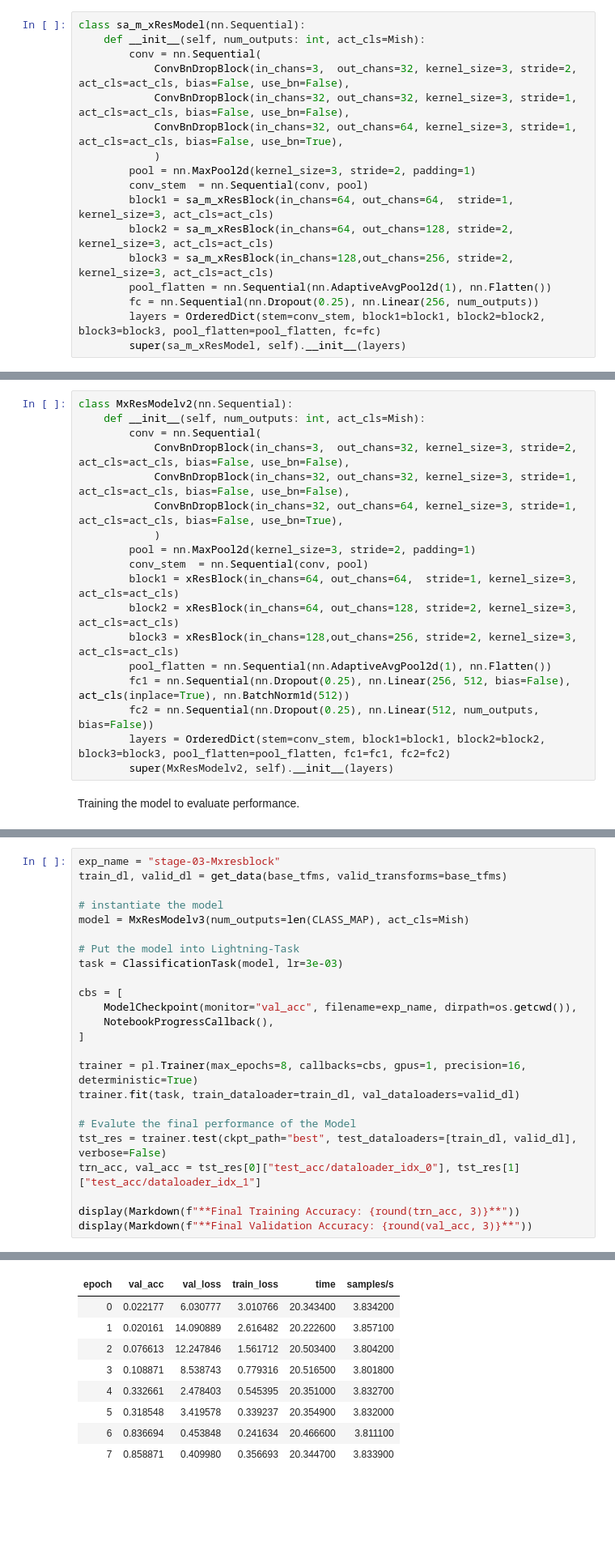
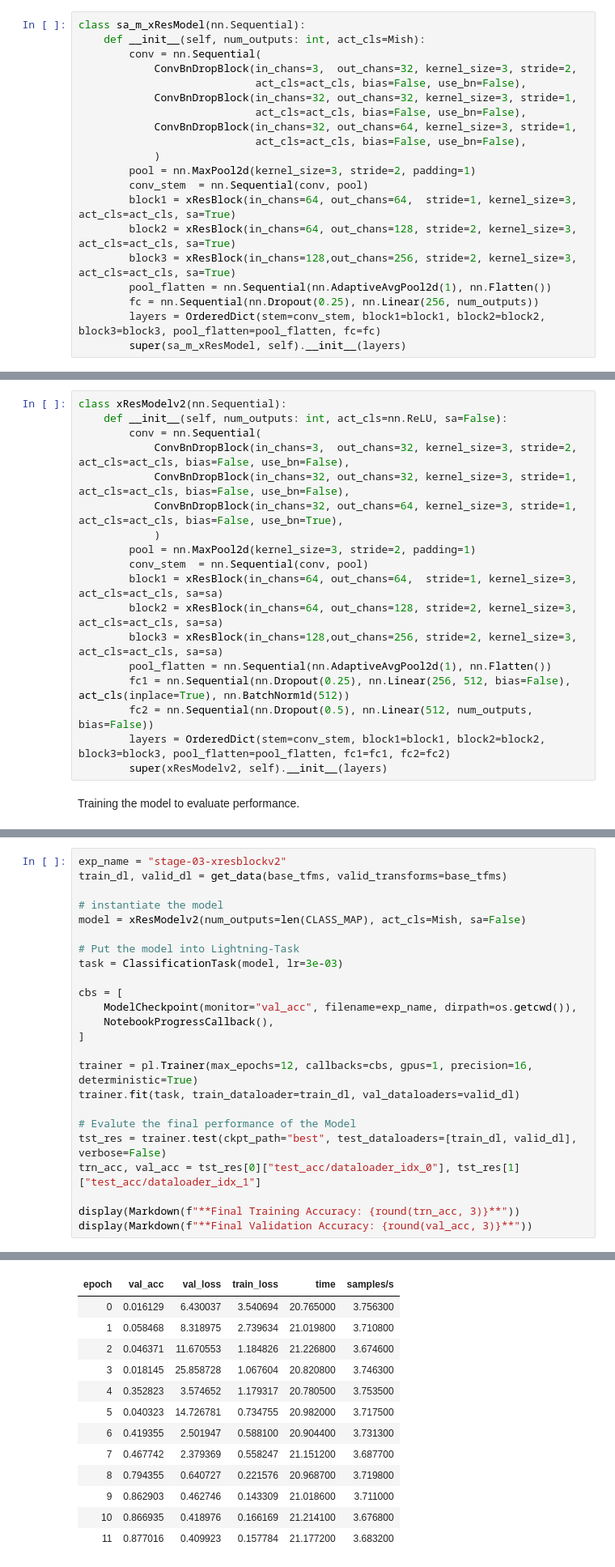
Before and after one commit to benihime91/midas-summer-internship-2021, a Jupyter notebook: midas_task_2_part_01.ipynb, the cells around one changed output, grey strips where cells are left out. Shown: that part at 81% size. Saved outputs shown, nothing was run; the diff lists cells and outputs as text; blank space fills up the shorter version.

```diff
--- a/midas_task_2_part_01.ipynb
+++ b/midas_task_2_part_01.ipynb
@@ -949,15 +955,18 @@ Let's build up the model : The code below incorporates SelfAttention and Mish in
 class sa_m_xResModel(nn.Sequential):
     def __init__(self, num_outputs: int, act_cls=Mish):
         conv = nn.Sequential(
-            ConvBnDropBlock(in_chans=3,  out_chans=32, kernel_size=3, stride=2, act_cls=act_cls, bias=False, use_bn=False),
-            ConvBnDropBlock(in_chans=32, out_chans=32, kernel_size=3, stride=1, act_cls=act_cls, bias=False, use_bn=False),
-            ConvBnDropBlock(in_chans=32, out_chans=64, kernel_size=3, stride=1, act_cls=act_cls, bias=False, use_bn=True),
+            ConvBnDropBlock(in_chans=3,  out_chans=32, kernel_size=3, stride=2,
+                            act_cls=act_cls, bias=False, use_bn=False),
+            ConvBnDropBlock(in_chans=32, out_chans=32, kernel_size=3, stride=1,
+                            act_cls=act_cls, bias=False, use_bn=False),
+            ConvBnDropBlock(in_chans=32, out_chans=64, kernel_size=3, stride=1,
+                            act_cls=act_cls, bias=False, use_bn=False),
             )
         pool = nn.MaxPool2d(kernel_size=3, stride=2, padding=1)
         conv_stem  = nn.Sequential(conv, pool)
-        block1 = sa_m_xResBlock(in_chans=64, out_chans=64,  stride=1, kernel_size=3, act_cls=act_cls)
-        block2 = sa_m_xResBlock(in_chans=64, out_chans=128, stride=2, kernel_size=3, act_cls=act_cls)
-        block3 = sa_m_xResBlock(in_chans=128,out_chans=256, stride=2, kernel_size=3, act_cls=act_cls)
+        block1 = xResBlock(in_chans=64, out_chans=64,  stride=1, kernel_size=3, act_cls=act_cls, sa=True)
+        block2 = xResBlock(in_chans=64, out_chans=128, stride=2, kernel_size=3, act_cls=act_cls, sa=True)
+        block3 = xResBlock(in_chans=128,out_chans=256, stride=2, kernel_size=3, act_cls=act_cls, sa=True)
         pool_flatten = nn.Sequential(nn.AdaptiveAvgPool2d(1), nn.Flatten())
         fc = nn.Sequential(nn.Dropout(0.25), nn.Linear(256, num_outputs))
         layers = OrderedDict(stem=conv_stem, block1=block1, block2=block2, block3=block3, pool_flatten=pool_flatten, fc=fc)
@@ -1113,8 +1178,8 @@ In this section, I will take the above model and update the classifiers of the m
 # %% [markdown]
 Let's add another block of layers (Dropout -> Linear -> Activation -> BatchNorm) after the `pooling layer` and the `final fc layer`  to the classifier of the model -
 # %%
-class MxResModelv2(nn.Sequential):
-    def __init__(self, num_outputs: int, act_cls=Mish):
+class xResModelv2(nn.Sequential):
+    def __init__(self, num_outputs: int, act_cls=nn.ReLU, sa=False):
         conv = nn.Sequential(
             ConvBnDropBlock(in_chans=3,  out_chans=32, kernel_size=3, stride=2, act_cls=act_cls, bias=False, use_bn=False),
             ConvBnDropBlock(in_chans=32, out_chans=32, kernel_size=3, stride=1, act_cls=act_cls, bias=False, use_bn=False),
@@ -1122,14 +1187,14 @@ class MxResModelv2(nn.Sequential):
             )
         pool = nn.MaxPool2d(kernel_size=3, stride=2, padding=1)
         conv_stem  = nn.Sequential(conv, pool)
-        block1 = xResBlock(in_chans=64, out_chans=64,  stride=1, kernel_size=3, act_cls=act_cls)
-        block2 = xResBlock(in_chans=64, out_chans=128, stride=2, kernel_size=3, act_cls=act_cls)
-        block3 = xResBlock(in_chans=128,out_chans=256, stride=2, kernel_size=3, act_cls=act_cls)
+        block1 = xResBlock(in_chans=64, out_chans=64,  stride=1, kernel_size=3, act_cls=act_cls, sa=sa)
+        block2 = xResBlock(in_chans=64, out_chans=128, stride=2, kernel_size=3, act_cls=act_cls, sa=sa)
+        block3 = xResBlock(in_chans=128,out_chans=256, stride=2, kernel_size=3, act_cls=act_cls, sa=sa)
         pool_flatten = nn.Sequential(nn.AdaptiveAvgPool2d(1), nn.Flatten())
         fc1 = nn.Sequential(nn.Dropout(0.25), nn.Linear(256, 512, bias=False), act_cls(inplace=True), nn.BatchNorm1d(512))
-        fc2 = nn.Sequential(nn.Dropout(0.25), nn.Linear(512, num_outputs, bias=False))
+        fc2 = nn.Sequential(nn.Dropout(0.5), nn.Linear(512, num_outputs, bias=False))
         layers = OrderedDict(stem=conv_stem, block1=block1, block2=block2, block3=block3, pool_flatten=pool_flatten, fc1=fc1, fc2=fc2)
-        super(MxResModelv2, self).__init__(layers)
+        super(xResModelv2, self).__init__(layers)
 # %% [markdown]
 Training the model to evaluate performance.
 # %%
@@ -1238,9 +1437,9 @@ class MxResModelv3(nn.Sequential):
 # %%
-exp_name = "stage-03-Mxresblock"
+exp_name = "stage-03-xresblockv2"
 train_dl, valid_dl = get_data(base_tfms, valid_transforms=base_tfms)
 
 # instantiate the model
-model = MxResModelv3(num_outputs=len(CLASS_MAP), act_cls=Mish)
+model = xResModelv2(num_outputs=len(CLASS_MAP), act_cls=Mish, sa=False)
 
 # Put the model into Lightning-Task
 task = ClassificationTask(model, lr=3e-03)
@@ -1250,7 +1449,7 @@ cbs = [
     NotebookProgressCallback(),
 ]
 
-trainer = pl.Trainer(max_epochs=8, callbacks=cbs, gpus=1, precision=16, deterministic=True)
+trainer = pl.Trainer(max_epochs=12, callbacks=cbs, gpus=1, precision=16, deterministic=True)
 trainer.fit(task, train_dataloader=train_dl, val_dataloaders=valid_dl)
 
 # Evalute the final performance of the Model
@@ -1279,11 +1478,15 @@ Training [496/496 02:42, Epoch 7 {'loss': '0.295', 'v_num': 12}]
 | epoch | val_acc | val_loss | train_loss | time | samples/s |
-| 0 | 0.022177 | 6.030777 | 3.010766 | 20.343400 | 3.834200 |
-| 1 | 0.020161 | 14.090889 | 2.616482 | 20.222600 | 3.857100 |
-| 2 | 0.076613 | 12.247846 | 1.561712 | 20.503400 | 3.804200 |
-| 3 | 0.108871 | 8.538743 | 0.779316 | 20.516500 | 3.801800 |
-| 4 | 0.332661 | 2.478403 | 0.545395 | 20.351000 | 3.832700 |
-| 5 | 0.318548 | 3.419578 | 0.339237 | 20.354900 | 3.832000 |
-| 6 | 0.836694 | 0.453848 | 0.241634 | 20.466600 | 3.811100 |
-| 7 | 0.858871 | 0.409980 | 0.356693 | 20.344700 | 3.833900 |
+| 0 | 0.016129 | 6.430037 | 3.540694 | 20.765000 | 3.756300 |
+| 1 | 0.058468 | 8.318975 | 2.739634 | 21.019800 | 3.710800 |
+| 2 | 0.046371 | 11.670553 | 1.184826 | 21.226800 | 3.674600 |
+| 3 | 0.018145 | 25.858728 | 1.067604 | 20.820800 | 3.746300 |
+| 4 | 0.352823 | 3.574652 | 1.179317 | 20.780500 | 3.753500 |
+| 5 | 0.040323 | 14.726781 | 0.734755 | 20.982000 | 3.717500 |
+| 6 | 0.419355 | 2.501947 | 0.588100 | 20.904400 | 3.731300 |
+| 7 | 0.467742 | 2.379369 | 0.558247 | 21.151200 | 3.687700 |
+| 8 | 0.794355 | 0.640727 | 0.221576 | 20.968700 | 3.719800 |
+| 9 | 0.862903 | 0.462746 | 0.143309 | 21.018600 | 3.711000 |
+| 10 | 0.866935 | 0.418976 | 0.166169 | 21.214100 | 3.676800 |
+| 11 | 0.877016 | 0.409923 | 0.157784 | 21.177200 | 3.683200 |
 LOCAL_RANK: 0 - CUDA_VISIBLE_DEVICES: [0]
 [interactive output not drawn]
```
Also changed, not shown: parts of 43 cells of this notebook.
